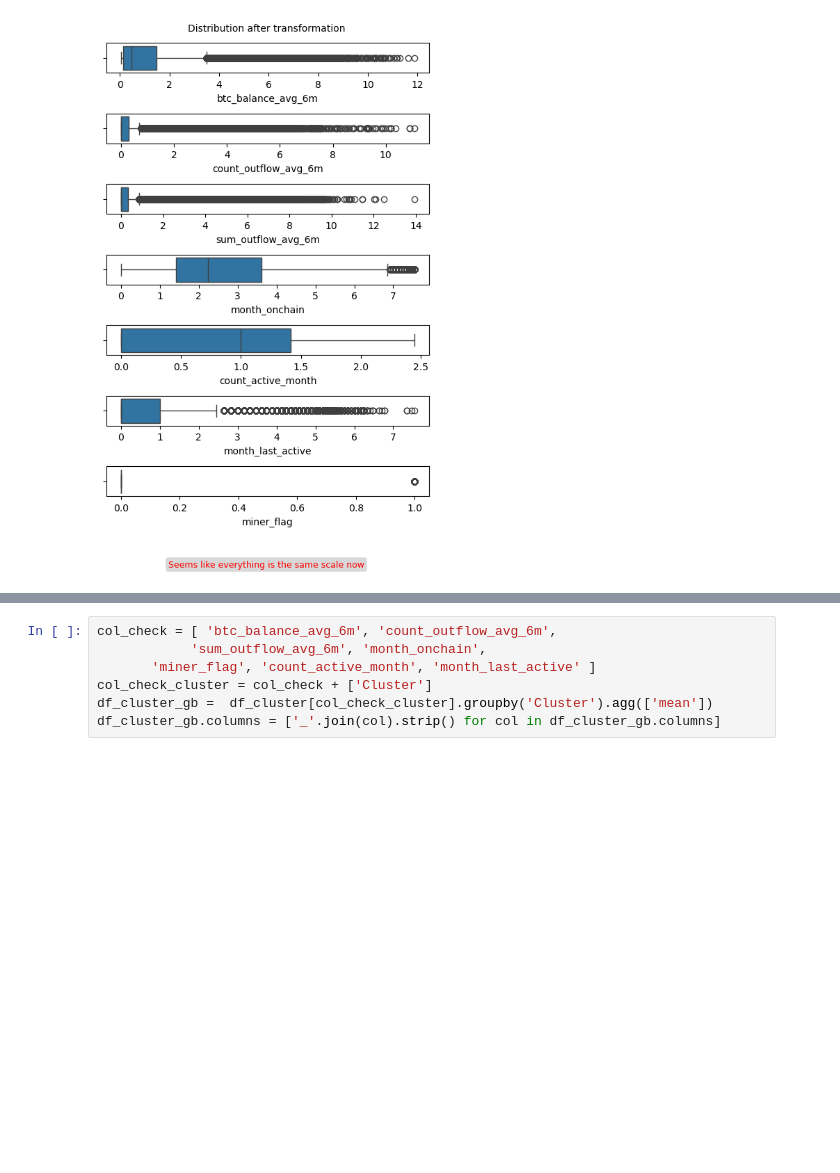
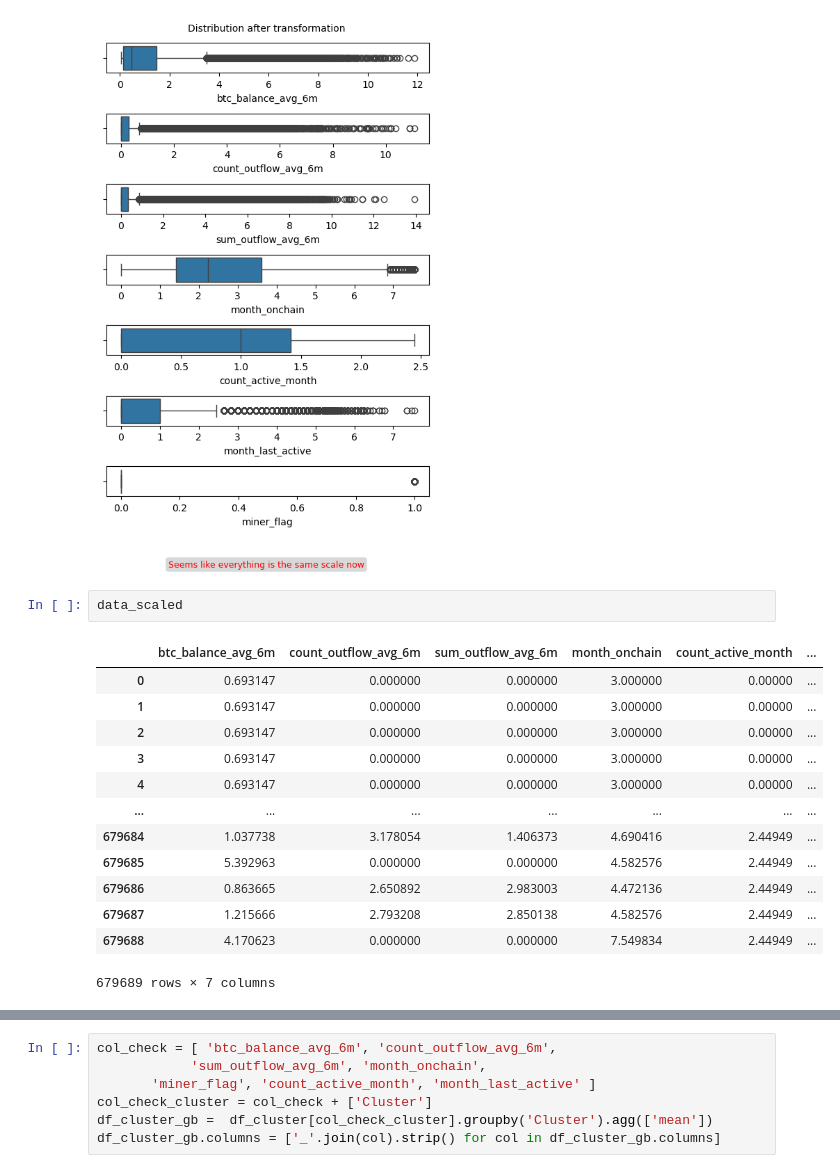
Before and after one commit to tpminh4394/btc_blockchain_etl_analysis, a Jupyter notebook: Step 5 simple onchain analysis.ipynb, the cells around one changed output, grey strips where cells are left out. Drawn from its saved outputs; the diff is of its cells as text; blank space fills up the shorter version.

```diff
--- a/Step 5 simple onchain analysis.ipynb
+++ b/Step 5 simple onchain analysis.ipynb
@@ -517,6 +519,22 @@ plt.tight_layout()
 plt.show()
 # %% [output]
 [figure]
+# %%
+data_scaled
+# %% [output]
+|  | btc_balance_avg_6m | count_outflow_avg_6m | sum_outflow_avg_6m | month_onchain | count_active_month | ... |
+| 0 | 0.693147 | 0.000000 | 0.000000 | 3.000000 | 0.00000 | ... |
+| 1 | 0.693147 | 0.000000 | 0.000000 | 3.000000 | 0.00000 | ... |
+| 2 | 0.693147 | 0.000000 | 0.000000 | 3.000000 | 0.00000 | ... |
+| 3 | 0.693147 | 0.000000 | 0.000000 | 3.000000 | 0.00000 | ... |
+| 4 | 0.693147 | 0.000000 | 0.000000 | 3.000000 | 0.00000 | ... |
+| ... | ... | ... | ... | ... | ... | ... |
+| 679684 | 1.037738 | 3.178054 | 1.406373 | 4.690416 | 2.44949 | ... |
+| 679685 | 5.392963 | 0.000000 | 0.000000 | 4.582576 | 2.44949 | ... |
+| 679686 | 0.863665 | 2.650892 | 2.983003 | 4.472136 | 2.44949 | ... |
+| 679687 | 1.215666 | 2.793208 | 2.850138 | 4.582576 | 2.44949 | ... |
+| 679688 | 4.170623 | 0.000000 | 0.000000 | 7.549834 | 2.44949 | ... |
+679689 rows × 7 columns
 # %%
 from sklearn.cluster import KMeans
 
```
Also changed, not shown: parts of 8 cells of this notebook.
